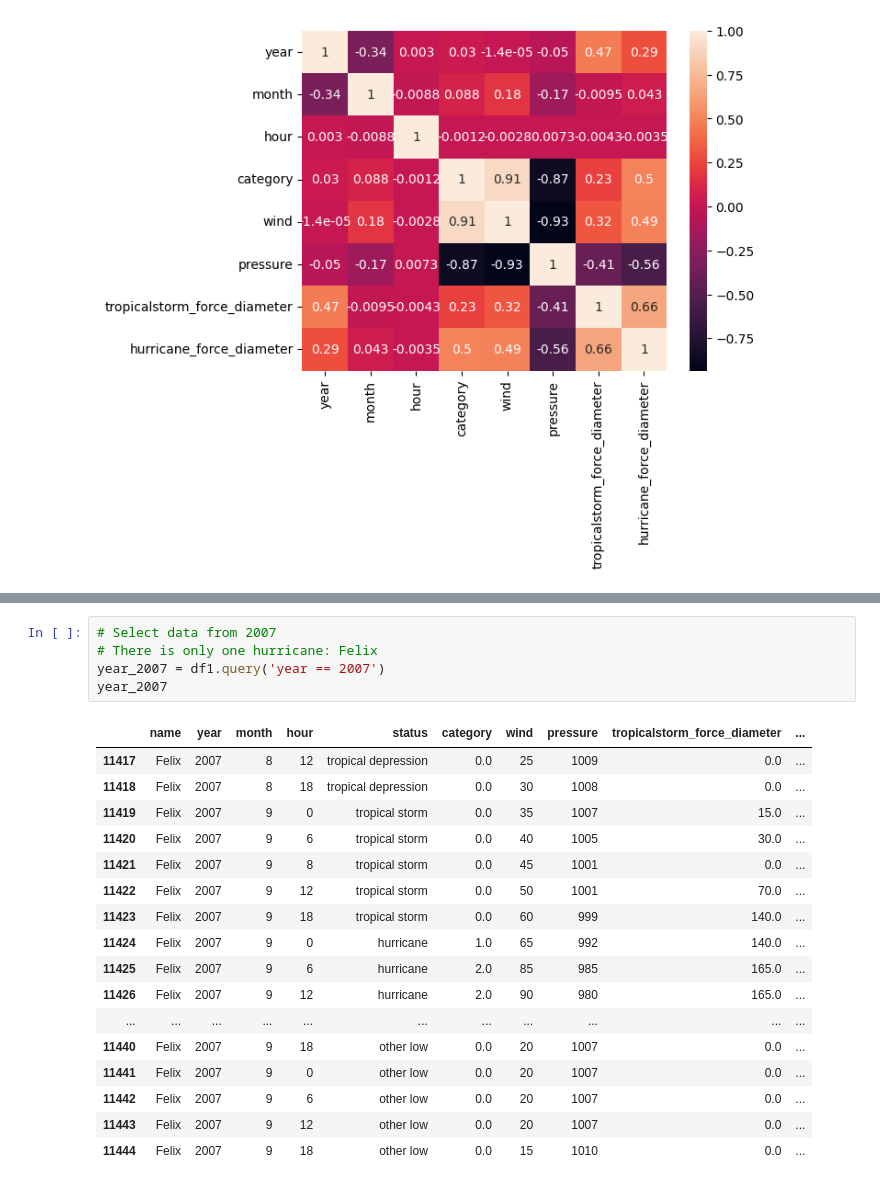
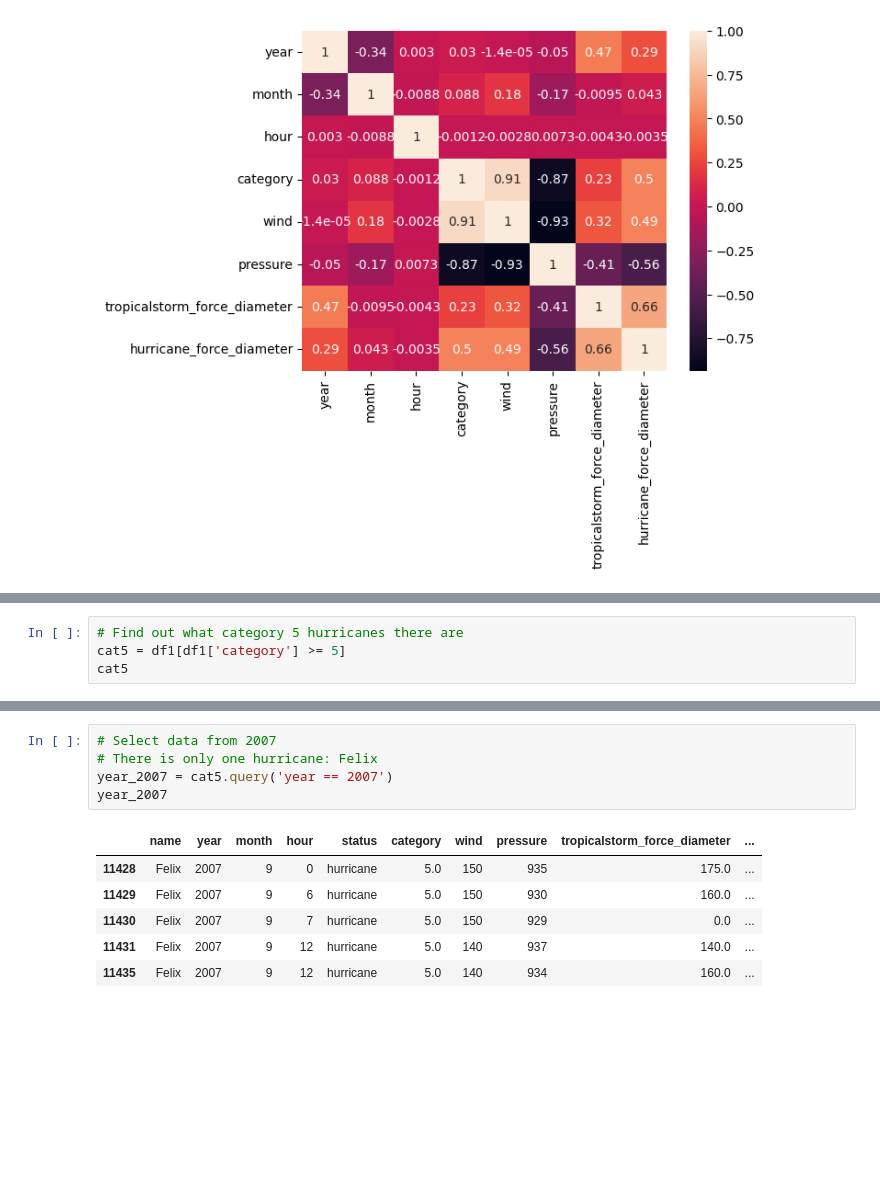
Before and after one commit to jtsillan/DataAnalytics, a Jupyter notebook: exercise_set_4/exercise_set_4_3b_stroms.ipynb, the cells around one changed output, grey strips where cells are left out. Cells and saved outputs as stored; diff of their text form; blank space fills up the shorter version.

```diff
--- a/exercise_set_4/exercise_set_4_3b_stroms.ipynb
+++ b/exercise_set_4/exercise_set_4_3b_stroms.ipynb
@@ -254,0 +245,4 @@ plt.show()
+# %%
+# Find out what category 5 hurricanes there are
+cat5 = df1[df1['category'] >= 5]
+cat5
@@ -255,23 +279,12 @@ plt.show()
 # %%
 # Select data from 2007
 # There is only one hurricane: Felix
-year_2007 = df1.query('year == 2007')
+year_2007 = cat5.query('year == 2007')
 year_2007
 # %% [output]
 |  | name | year | month | hour | status | category | wind | pressure | tropicalstorm_force_diameter | ... |
-| 11417 | Felix | 2007 | 8 | 12 | tropical depression | 0.0 | 25 | 1009 | 0.0 | ... |
-| 11418 | Felix | 2007 | 8 | 18 | tropical depression | 0.0 | 30 | 1008 | 0.0 | ... |
-| 11419 | Felix | 2007 | 9 | 0 | tropical storm | 0.0 | 35 | 1007 | 15.0 | ... |
-| 11420 | Felix | 2007 | 9 | 6 | tropical storm | 0.0 | 40 | 1005 | 30.0 | ... |
-| 11421 | Felix | 2007 | 9 | 8 | tropical storm | 0.0 | 45 | 1001 | 0.0 | ... |
-| 11422 | Felix | 2007 | 9 | 12 | tropical storm | 0.0 | 50 | 1001 | 70.0 | ... |
-| 11423 | Felix | 2007 | 9 | 18 | tropical storm | 0.0 | 60 | 999 | 140.0 | ... |
-| 11424 | Felix | 2007 | 9 | 0 | hurricane | 1.0 | 65 | 992 | 140.0 | ... |
-| 11425 | Felix | 2007 | 9 | 6 | hurricane | 2.0 | 85 | 985 | 165.0 | ... |
-| 11426 | Felix | 2007 | 9 | 12 | hurricane | 2.0 | 90 | 980 | 165.0 | ... |
-| ... | ... | ... | ... | ... | ... | ... | ... | ... | ... | ... |
-| 11440 | Felix | 2007 | 9 | 18 | other low | 0.0 | 20 | 1007 | 0.0 | ... |
-| 11441 | Felix | 2007 | 9 | 0 | other low | 0.0 | 20 | 1007 | 0.0 | ... |
-| 11442 | Felix | 2007 | 9 | 6 | other low | 0.0 | 20 | 1007 | 0.0 | ... |
-| 11443 | Felix | 2007 | 9 | 12 | other low | 0.0 | 20 | 1007 | 0.0 | ... |
-| 11444 | Felix | 2007 | 9 | 18 | other low | 0.0 | 15 | 1010 | 0.0 | ... |
+| 11428 | Felix | 2007 | 9 | 0 | hurricane | 5.0 | 150 | 935 | 175.0 | ... |
+| 11429 | Felix | 2007 | 9 | 6 | hurricane | 5.0 | 150 | 930 | 160.0 | ... |
+| 11430 | Felix | 2007 | 9 | 7 | hurricane | 5.0 | 150 | 929 | 0.0 | ... |
+| 11431 | Felix | 2007 | 9 | 12 | hurricane | 5.0 | 140 | 937 | 140.0 | ... |
+| 11435 | Felix | 2007 | 9 | 12 | hurricane | 5.0 | 140 | 934 | 160.0 | ... |
```
Also changed, not shown: parts of 10 cells of this notebook.
